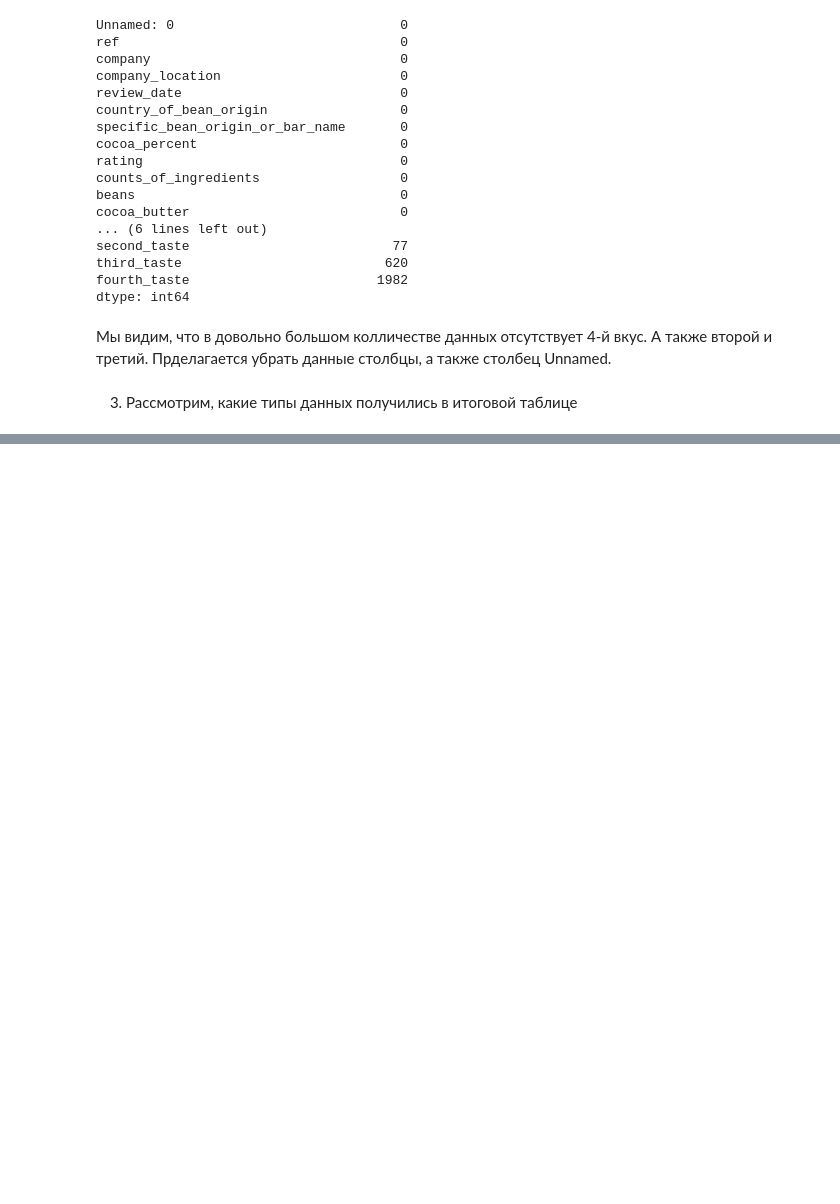
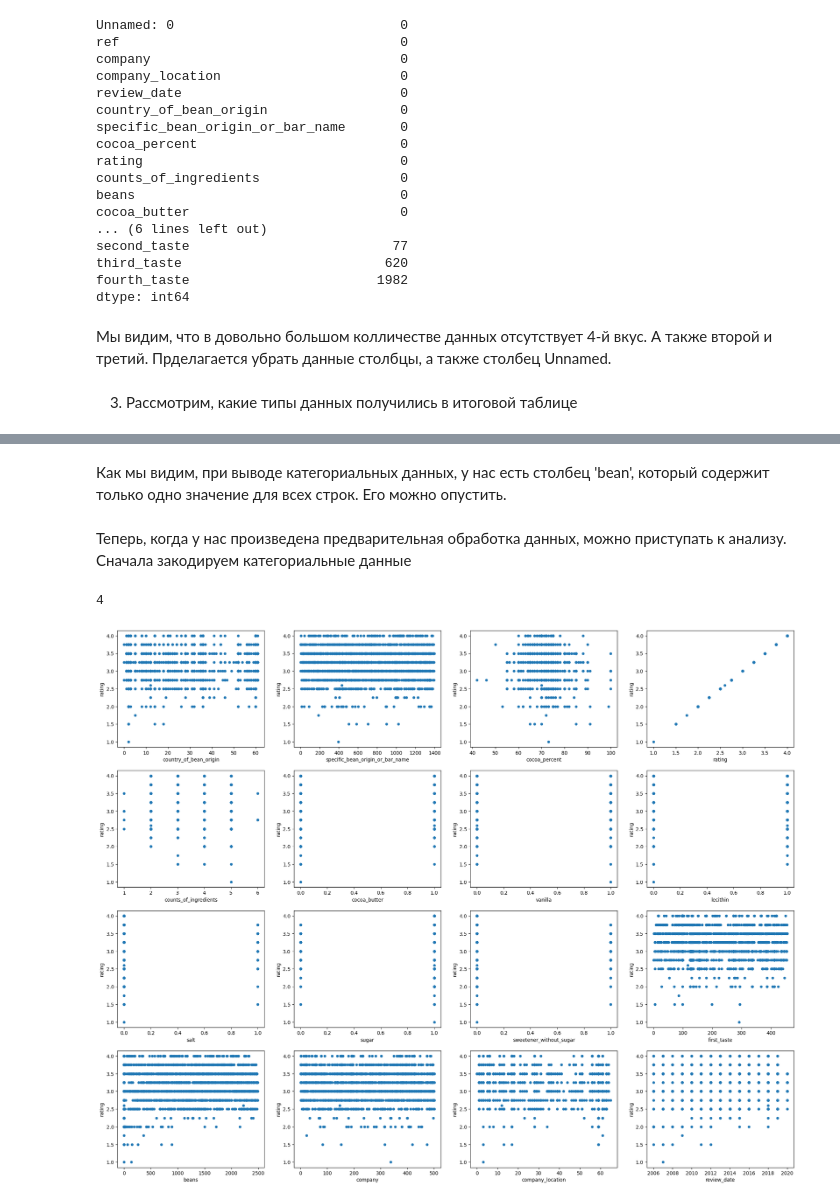
Before and after one commit to NikMikM/MeasureAlgorithm, a Jupyter notebook: choko.ipynb, the cells around one changed output, grey strips where cells are left out. Saved outputs shown, nothing was run; the diff lists cells and outputs as text; code cells hidden in the pictures; blank space fills up the shorter version.

```diff
--- a/choko.ipynb
+++ b/choko.ipynb
@@ -89,0 +106,24 @@ cat_cols.describe()
+# %% [markdown]
+Как мы видим, при выводе категориальных данных, у нас есть столбец 'bean', который содержит только одно значение для всех строк. Его можно опустить.
+# %%
+reductedDF.drop('beans', inplace=True, axis=1)
+# %% [markdown]
+Теперь, когда у нас произведена предварительная обработка данных, можно приступать к анализу. Сначала закодируем категориальные данные
+# %%
+rdf = reductedDF.copy()
+le = LabelEncoder()
+for c in cat_cols.columns:
+    rdf[c] = le.fit_transform(cat_cols[c])
+      # print(c)
+rdf.head()
+print(16 // 4)
+# cat_cols2 = rdf.select_dtypes(include='number')
+# cat_cols2.describe()
+# %% [output]
+4
+# %%
+fig, axes = plt.subplots(nrows=4, ncols=4, figsize=(25, 20))
+for idx, feature in enumerate(rdf.columns):
+    rdf.plot(feature, "rating", subplots=True, kind="scatter", ax=axes[idx // 4 - 1, idx % 4])
+# %% [output]
+[figure, added]
```
Also changed, not shown: parts of 3 cells of this notebook.
